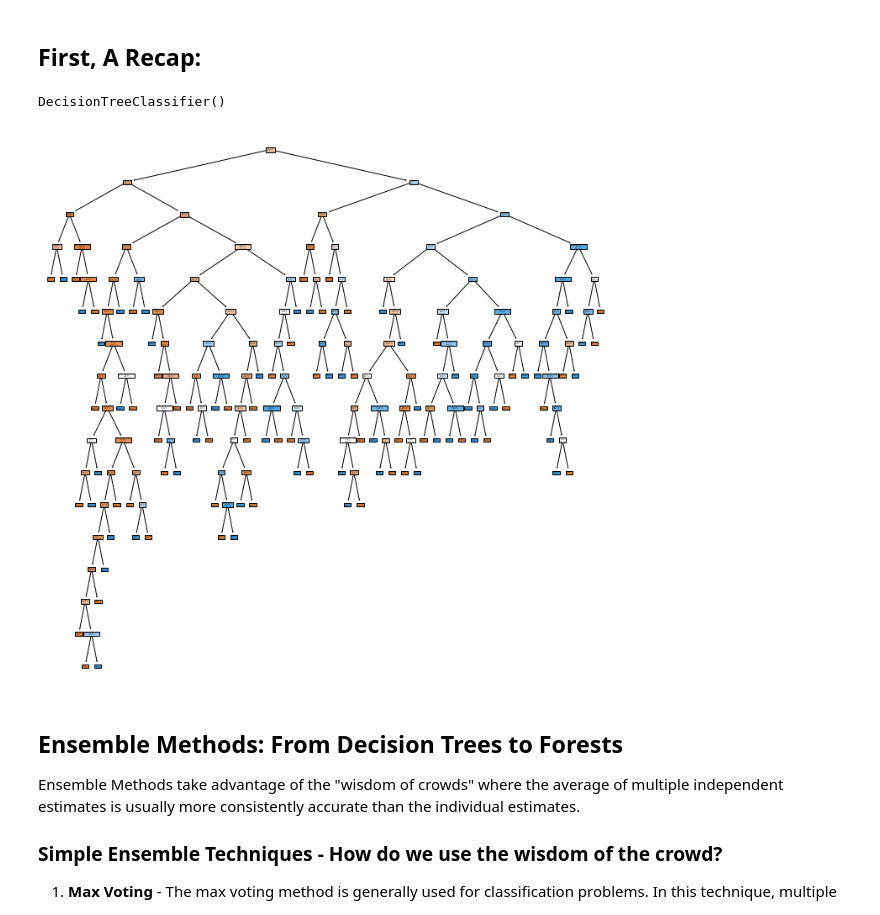
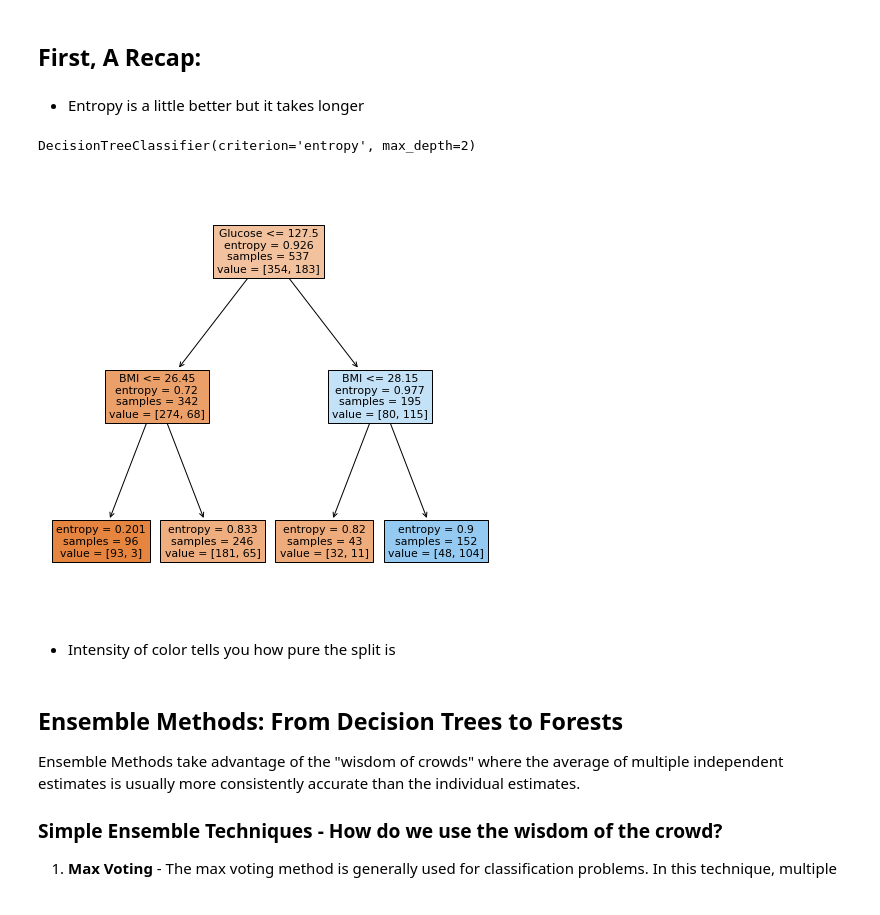
Before and after one commit to jingyunw/Online-DS-PT-092820, a Jupyter notebook: Phase3/30-EnsembleMethods-plusROCAUC.ipynb, the cells around one changed output. Saved outputs shown, nothing was run; the diff lists cells and outputs as text; code cells hidden in the pictures.

```diff
--- a/Phase3/30-EnsembleMethods-plusROCAUC.ipynb
+++ b/Phase3/30-EnsembleMethods-plusROCAUC.ipynb
@@ -59,20 +59,24 @@ y = df['Outcome']
 X_train, X_test, y_train, y_test = train_test_split(X, y, test_size=0.3, random_state=1)
 # %% [markdown]
 ## First, A Recap:
+# %% [markdown]
+- Entropy is a little better but it takes longer
 # %%
 # let's create a really small simple tree
-tree = DecisionTreeClassifier(criterion='gini')
+tree = DecisionTreeClassifier(criterion='entropy', max_depth=2)
 
 tree.fit(X_train, y_train)
 # %% [output]
-DecisionTreeClassifier()
+DecisionTreeClassifier(criterion='entropy', max_depth=2)
 # %%
 # let's also visualize and discuss as we make changes
-plt.figure(figsize=(12,12))
+plt.figure(figsize=(8,8))
 plot_tree(tree, feature_names=X.columns, filled=True)
 plt.show()
 # %% [output]
-[figure, old version]
+[figure, new version]
+# %% [markdown]
+- Intensity of color tells you how pure the split is
 # %% [markdown]
 ## Ensemble Methods: From Decision Trees to Forests
 
```
Also changed, not shown: parts of 7 cells of this notebook.
